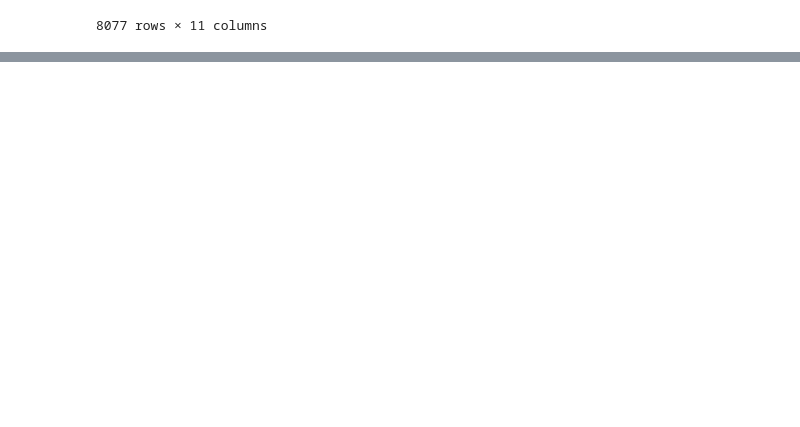
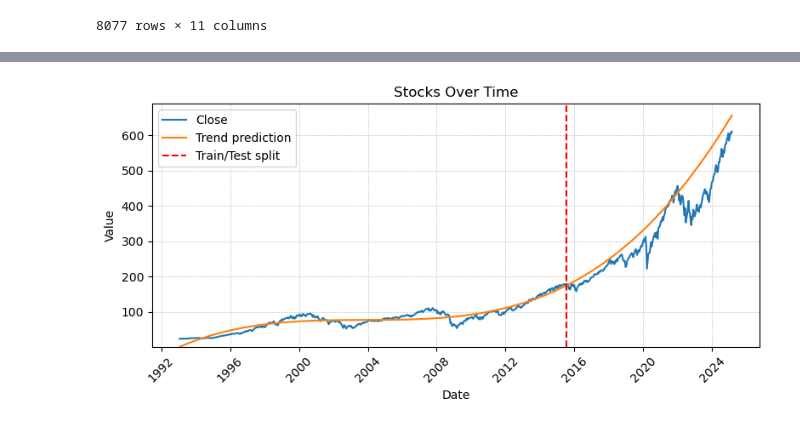
Before and after one commit to lohenrotte/stocks-forecasting, a Jupyter notebook: src/main.ipynb, the cells around one changed output, grey strips where cells are left out. Cells and saved outputs as stored; diff of their text form; code cells hidden in the pictures; blank space fills up the shorter version.

```diff
--- a/src/main.ipynb
+++ b/src/main.ipynb
@@ -342,0 +152,11 @@ plt.show()
+# %%
+dp = DeterministicProcess(
+    index=df['Date'],
+    constant=True,
+    order=3,
+    drop=True,
+)
+
+# in_sample() creates features for the dates given in the `index` argument
+df_dp = dp.in_sample()
+df_dp.head()
@@ -342,0 +171,15 @@ plt.show()
+# %%
+# Define train/test split
+frac = 0.7
+split_id = int(len(df) * frac)
+
+# The intercept is the same as the const feature from DeterministicProcess
+model = LinearRegression(fit_intercept=False)
+model.fit(df_dp.iloc[:split_id], df["Close"].iloc[:split_id])
+
+df_pred = df.copy()
+df_pred["Trend prediction"] = model.predict(df_dp)
+
+stocks_plot(df_pred, ['Close', 'Trend prediction'], split_id=split_id)
+# %% [output]
+[figure, added]
```
Also changed, not shown: parts of 58 cells of this notebook.
